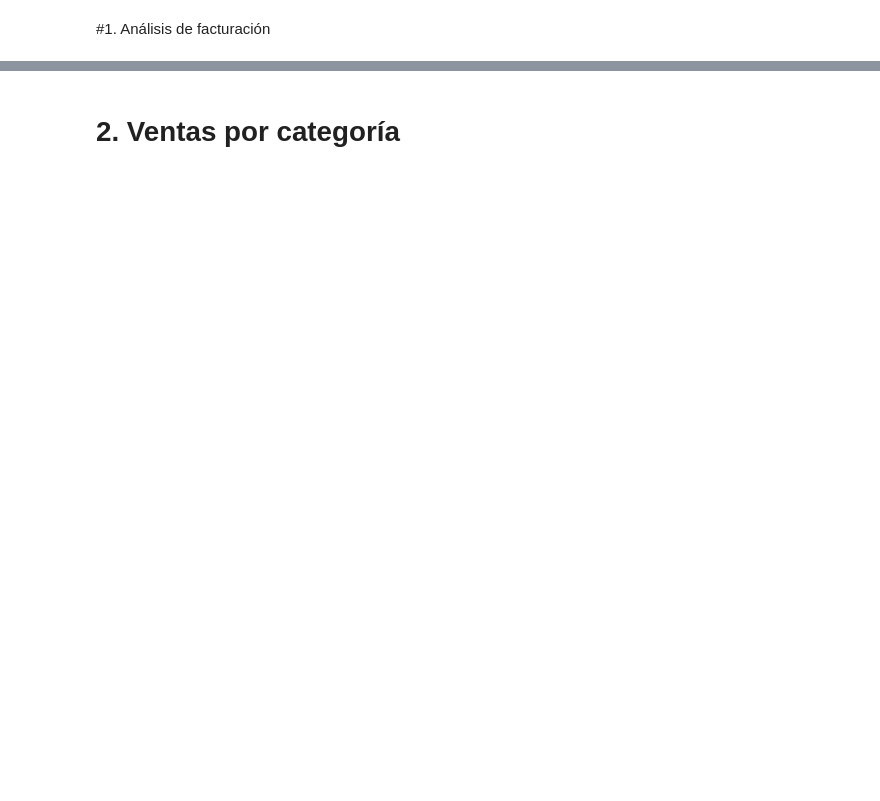
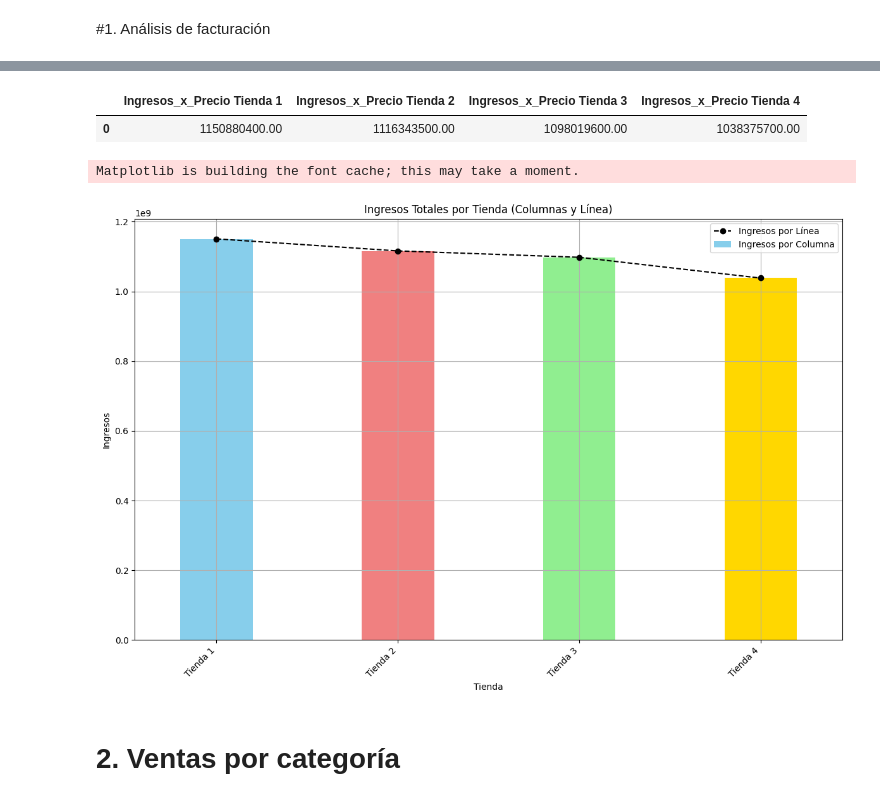
Before and after one commit to CarloR04/Challenge-Alura-Store, a Jupyter notebook: AluraStoreLatam.ipynb, the cells around one changed output, grey strips where cells are left out. Drawn from its saved outputs; the diff is of its cells as text; code cells hidden in the pictures; blank space fills up the shorter version.

```diff
--- a/AluraStoreLatam.ipynb
+++ b/AluraStoreLatam.ipynb
@@ -26,2 +125,41 @@ tienda.head()
+# %%
+pd.options.display.float_format = '{:.2f}'.format
+df_totales = pd.DataFrame({
+    'Ingresos_x_Precio Tienda 1': [df_Fac['Precio T1'].sum()],
+    'Ingresos_x_Precio Tienda 2': [df_Fac['Precio T2'].sum()],
+    'Ingresos_x_Precio Tienda 3': [df_Fac['Precio T3'].sum()],
+    'Ingresos_x_Precio Tienda 4': [df_Fac['Precio T4'].sum()]
+})
+df_totales
+# %% [output]
+|  | Ingresos_x_Precio Tienda 1 | Ingresos_x_Precio Tienda 2 | Ingresos_x_Precio Tienda 3 | Ingresos_x_Precio Tienda 4 |
+| 0 | 1150880400.00 | 1116343500.00 | 1098019600.00 | 1038375700.00 |
+# %%
+import matplotlib.pyplot as plt
+
+# Transponer df_totales para que los nombres de las tiendas sean las categorías del eje X
+income_series = df_totales.iloc[0]
+income_series.index = ['Tienda 1', 'Tienda 2', 'Tienda 3', 'Tienda 4']
+
+# Crear la figura y los ejes
+fig, ax = plt.subplots(figsize=(12, 8))
+
+# Generar el gráfico de columnas (barras)
+income_series.plot(kind='bar', ax=ax, color=['skyblue', 'lightcoral', 'lightgreen', 'gold'], width=0.4, label='Ingresos por Columna')
+
+# Generar el gráfico de línea sobre los mismos ejes
+income_series.plot(kind='line', ax=ax, color='black', marker='o', linestyle='--', label='Ingresos por Línea')
+
+ax.set_title('Ingresos Totales por Tienda (Columnas y Línea)')
+ax.set_xlabel('Tienda')
+ax.set_ylabel('Ingresos')
+ax.legend() # Mostrar la leyenda para diferenciar los elementos
+plt.xticks(rotation=45, ha='right')
+plt.grid(True)
+plt.tight_layout()
+plt.show()
+# %% [output]
+Matplotlib is building the font cache; this may take a moment.
+[figure, added]
 # %% [markdown]
 # 2. Ventas por categoría
```
Also changed, not shown: parts of 19 cells of this notebook.
